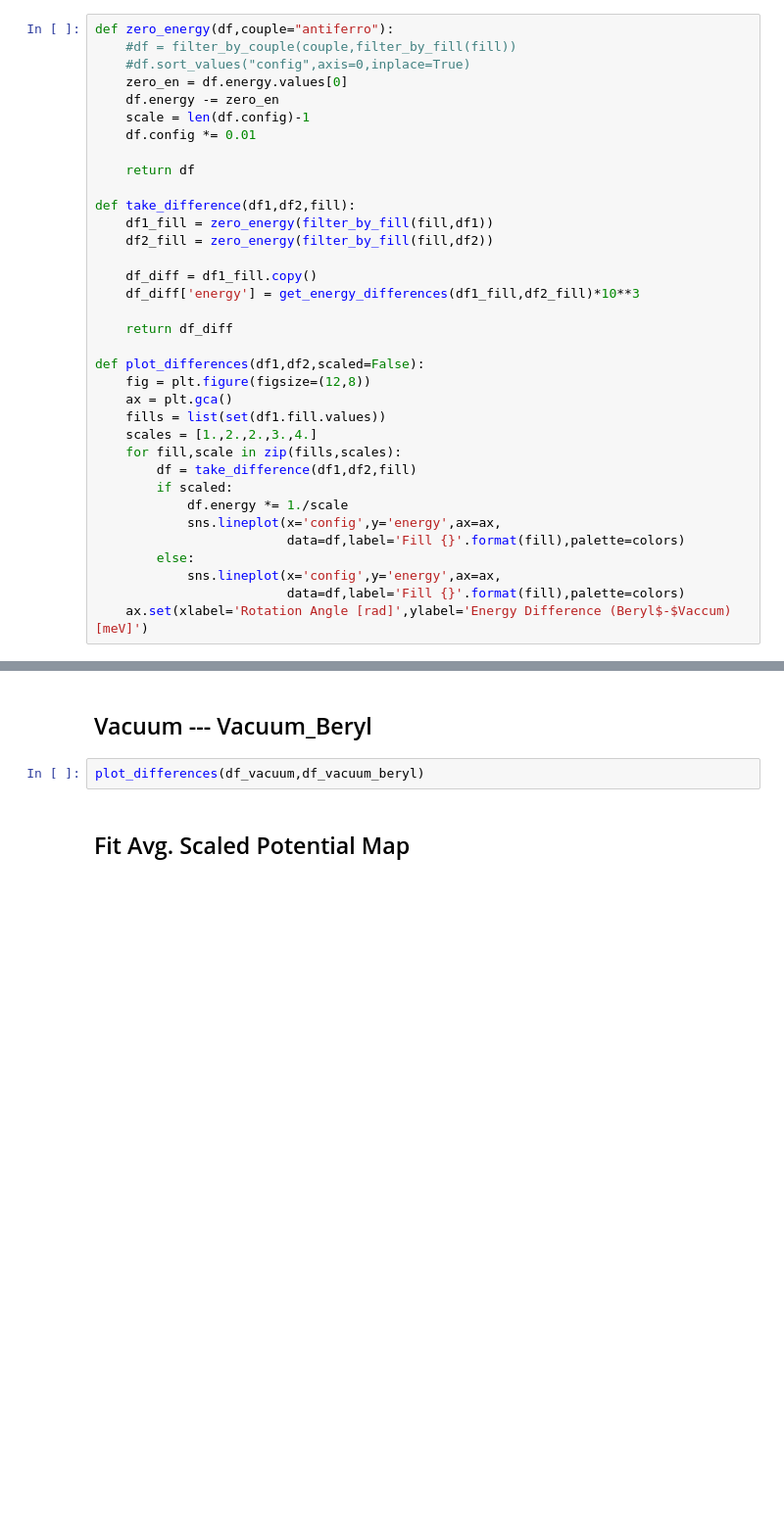
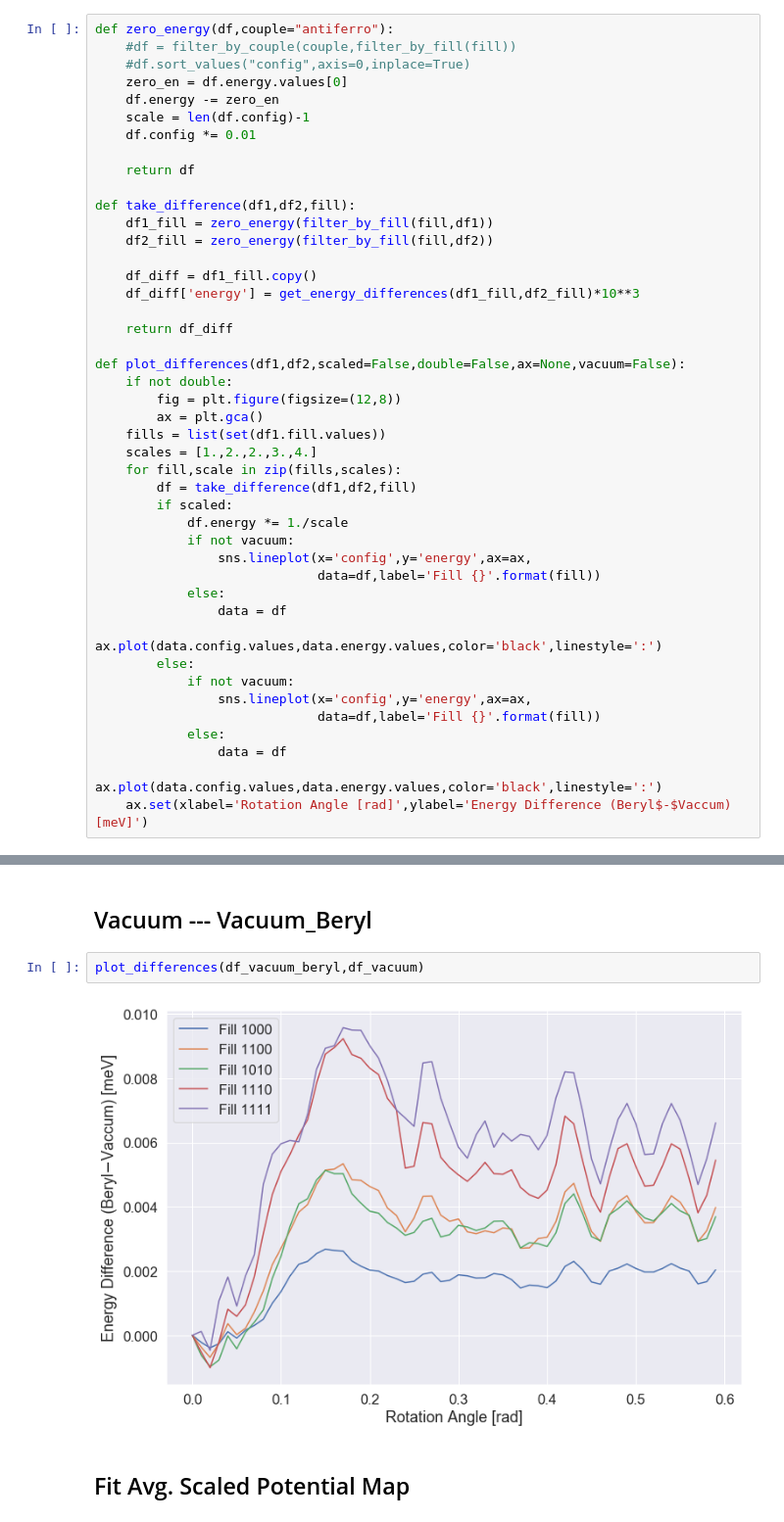
Before and after one commit to gvermillion/msc_thesis, a Jupyter notebook: potential_map/difference_analysis/difference_analysis.ipynb, the cells around one changed output, grey strips where cells are left out. Shown at 98% size. Cells and saved outputs as stored; diff of their text form; blank space fills up the shorter version.

Commit message:
graph mods

```diff
--- a/potential_map/difference_analysis/difference_analysis.ipynb
+++ b/potential_map/difference_analysis/difference_analysis.ipynb
@@ -64,20 +64,29 @@ def take_difference(df1,df2,fill):
 
     return df_diff
 
-def plot_differences(df1,df2,scaled=False):
-    fig = plt.figure(figsize=(12,8))
-    ax = plt.gca()
+def plot_differences(df1,df2,scaled=False,double=False,ax=None,vacuum=False):
+    if not double:
+        fig = plt.figure(figsize=(12,8))
+        ax = plt.gca()
     fills = list(set(df1.fill.values))
     scales = [1.,2.,2.,3.,4.]
     for fill,scale in zip(fills,scales):
         df = take_difference(df1,df2,fill)
         if scaled:
             df.energy *= 1./scale
-            sns.lineplot(x='config',y='energy',ax=ax,
-                         data=df,label='Fill {}'.format(fill),palette=colors)
+            if not vacuum:
+                sns.lineplot(x='config',y='energy',ax=ax,
+                             data=df,label='Fill {}'.format(fill))
+            else:
+                data = df
+                ax.plot(data.config.values,data.energy.values,color='black',linestyle=':')
         else:
-            sns.lineplot(x='config',y='energy',ax=ax,
-                         data=df,label='Fill {}'.format(fill),palette=colors)
+            if not vacuum:
+                sns.lineplot(x='config',y='energy',ax=ax,
+                             data=df,label='Fill {}'.format(fill))
+            else:
+                data = df
+                ax.plot(data.config.values,data.energy.values,color='black',linestyle=':')
     ax.set(xlabel='Rotation Angle [rad]',ylabel='Energy Difference (Beryl$-$Vaccum) [meV]')
 # %% [markdown]
 # Differences
@@ -102,7 +114,9 @@ plot_differences(df_fine_sweep,df_vacuum_beryl,scaled=True)
 # %% [markdown]
 ## Vacuum --- Vacuum_Beryl
 # %%
-plot_differences(df_vacuum,df_vacuum_beryl)
+plot_differences(df_vacuum_beryl,df_vacuum)
+# %% [output]
+[figure, added]
 # %% [markdown]
 ## Fit Avg. Scaled Potential Map
 # %%
```
Also changed, not shown: parts of 7 cells of this notebook.
